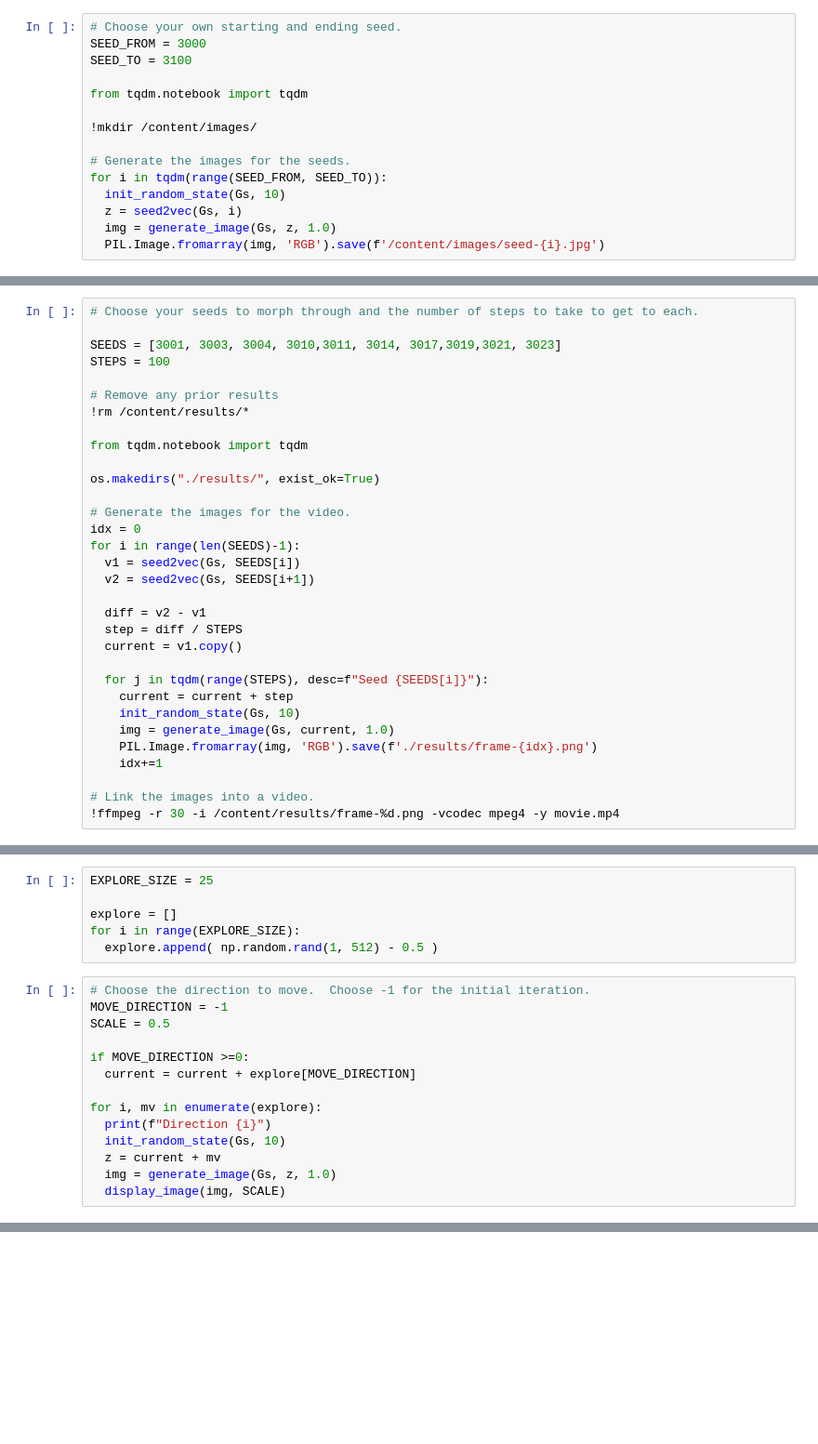
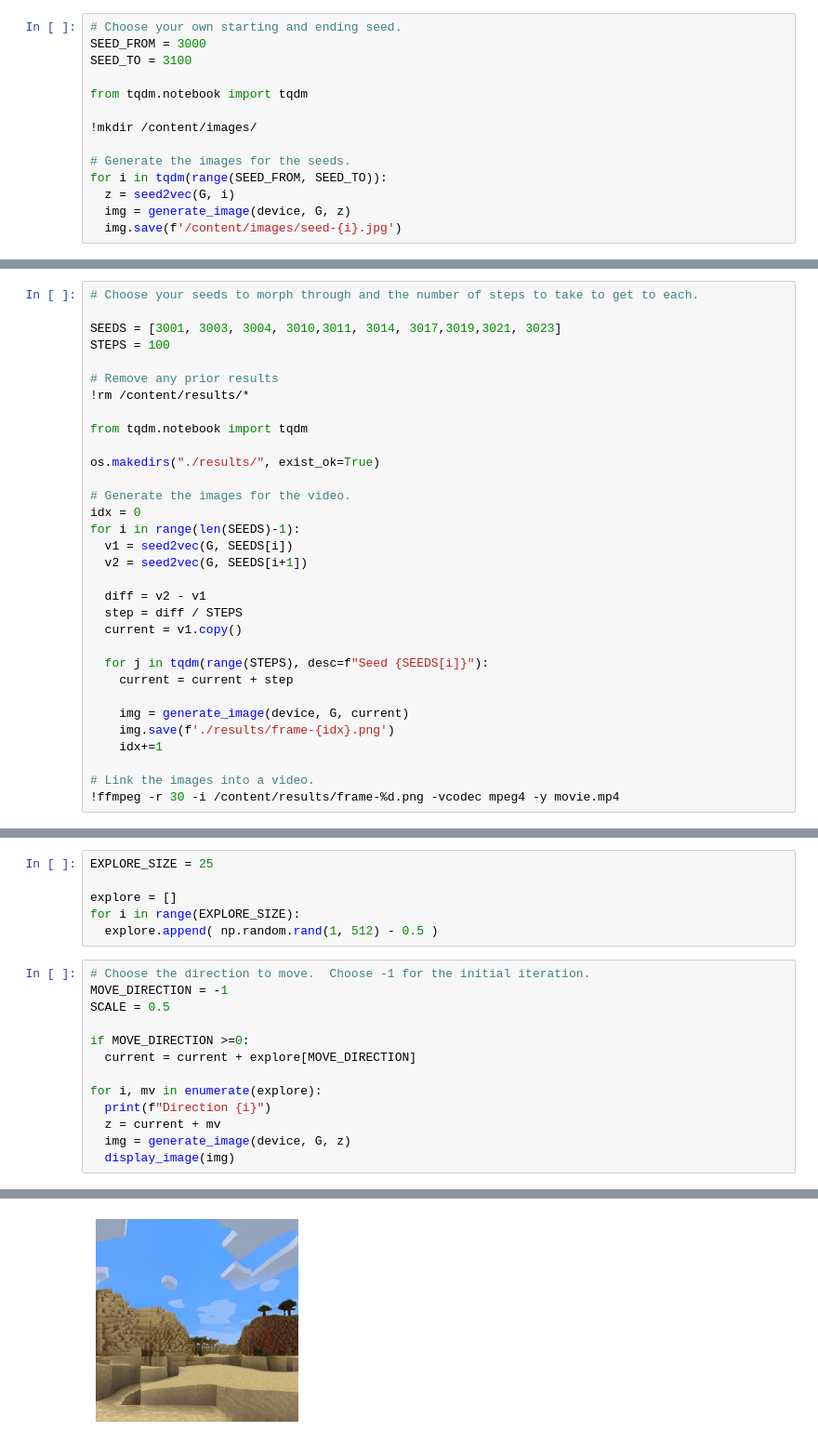
Before and after one commit to jeffheaton/pretrained-gan-minecraft, a Jupyter notebook: minecraft-gan.ipynb, the cells around one changed output, grey strips where cells are left out. Shown at 93% size. Saved outputs shown, nothing was run; the diff lists cells and outputs as text; blank space fills up the shorter version.

```diff
--- a/minecraft-gan.ipynb
+++ b/minecraft-gan.ipynb
@@ -125,10 +136,9 @@ from tqdm.notebook import tqdm
 
 # Generate the images for the seeds.
 for i in tqdm(range(SEED_FROM, SEED_TO)):
-  init_random_state(Gs, 10)
-  z = seed2vec(Gs, i)
-  img = generate_image(Gs, z, 1.0)
-  PIL.Image.fromarray(img, 'RGB').save(f'/content/images/seed-{i}.jpg')
+  z = seed2vec(G, i)
+  img = generate_image(device, G, z)
+  img.save(f'/content/images/seed-{i}.jpg')
 # %% [markdown]
 Zip the generated images.
 # %%
@@ -163,8 +173,8 @@ os.makedirs("./results/", exist_ok=True)
 # Generate the images for the video.
 idx = 0
 for i in range(len(SEEDS)-1):
-  v1 = seed2vec(Gs, SEEDS[i])
-  v2 = seed2vec(Gs, SEEDS[i+1])
+  v1 = seed2vec(G, SEEDS[i])
+  v2 = seed2vec(G, SEEDS[i+1])
 
   diff = v2 - v1
   step = diff / STEPS
@@ -172,9 +182,9 @@ for i in range(len(SEEDS)-1):
 
   for j in tqdm(range(STEPS), desc=f"Seed {SEEDS[i]}"):
     current = current + step
-    init_random_state(Gs, 10)
-    img = generate_image(Gs, current, 1.0)
-    PIL.Image.fromarray(img, 'RGB').save(f'./results/frame-{idx}.png')
+
+    img = generate_image(device, G, current)
+    img.save(f'./results/frame-{idx}.png')
     idx+=1
 
 # Link the images into a video.
@@ -241,7 +255,7 @@ if MOVE_DIRECTION >=0:
 
 for i, mv in enumerate(explore):
   print(f"Direction {i}")
-  init_random_state(Gs, 10)
   z = current + mv
-  img = generate_image(Gs, z, 1.0)
-  display_image(img, SCALE)
+  img = generate_image(device, G, z)
+  display_image(img)
+# %% [output]
@@ -247,0 +263 @@ for i, mv in enumerate(explore):
+[figure, added]
```
Also changed, not shown: parts of 10 cells of this notebook.
